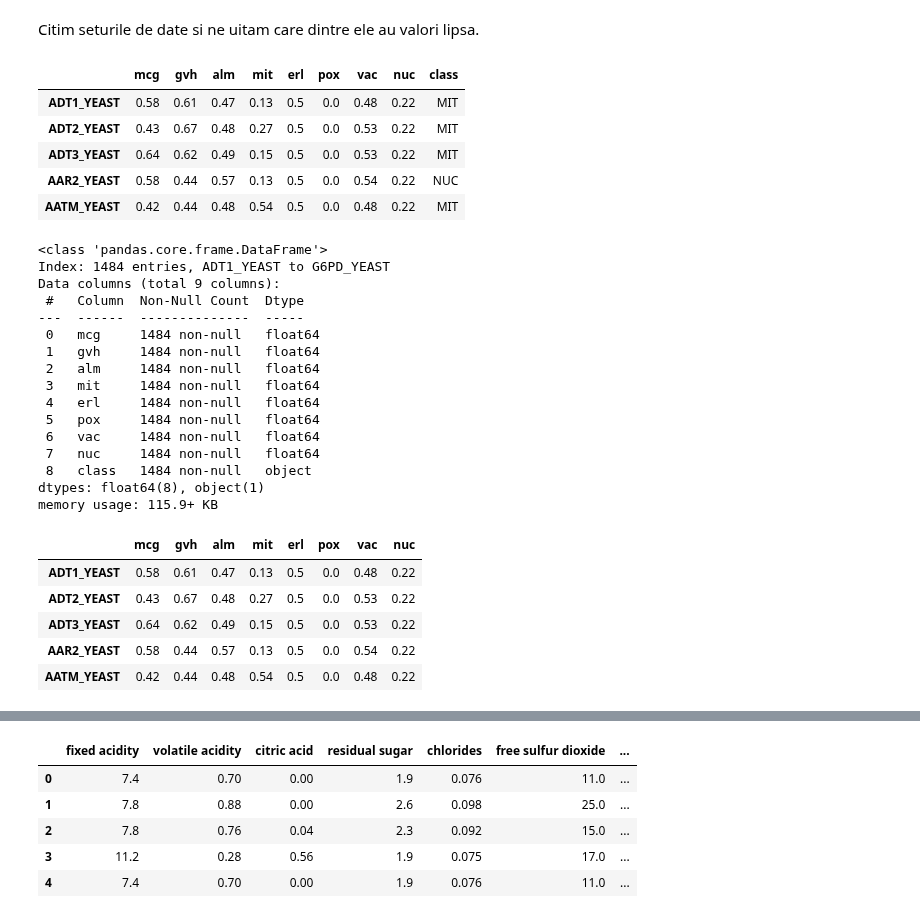
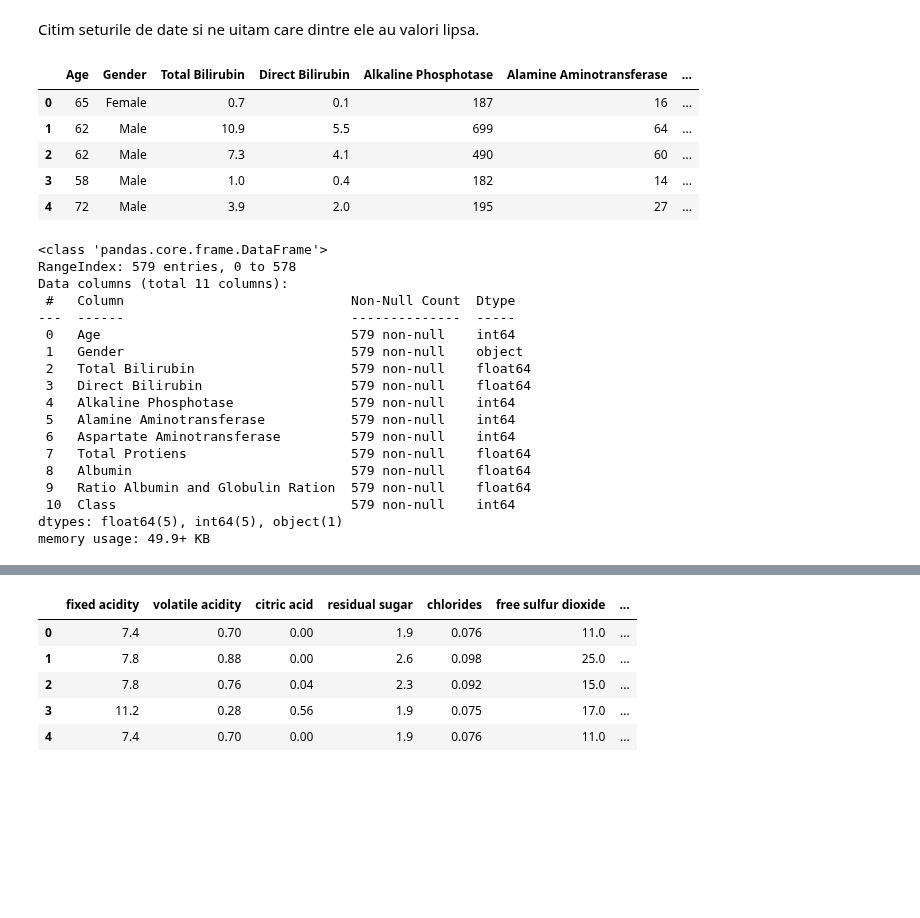
Before and after one commit to Bianca008/IDS_Lixandru_Pepene, a Jupyter notebook: Laborator6.ipynb, the cells around one changed output, grey strips where cells are left out. Saved outputs shown, nothing was run; the diff lists cells and outputs as text; code cells hidden in the pictures; blank space fills up the shorter version.

```diff
--- a/Laborator6.ipynb
+++ b/Laborator6.ipynb
@@ -66,47 +66,39 @@ from sklearn.svm import SVC
 from sklearn.neural_network import MLPClassifier
 from sklearn.gaussian_process import GaussianProcessClassifier
 from sklearn.naive_bayes import GaussianNB
-# %%
-names_yeast = ["mcg", "gvh", "alm", "mit", "erl", "pox", "vac", "nuc", "class"]
-
-df_yeast = pd.read_csv('./data/yeast/yeast.data', sep=r" +", engine="python", names=names_yeast)
-
-df_yeast.head()
-# %% [output]
-|  | mcg | gvh | alm | mit | erl | pox | vac | nuc | class |
-| ADT1_YEAST | 0.58 | 0.61 | 0.47 | 0.13 | 0.5 | 0.0 | 0.48 | 0.22 | MIT |
-| ADT2_YEAST | 0.43 | 0.67 | 0.48 | 0.27 | 0.5 | 0.0 | 0.53 | 0.22 | MIT |
-| ADT3_YEAST | 0.64 | 0.62 | 0.49 | 0.15 | 0.5 | 0.0 | 0.53 | 0.22 | MIT |
-| AAR2_YEAST | 0.58 | 0.44 | 0.57 | 0.13 | 0.5 | 0.0 | 0.54 | 0.22 | NUC |
-| AATM_YEAST | 0.42 | 0.44 | 0.48 | 0.54 | 0.5 | 0.0 | 0.48 | 0.22 | MIT |
+# %%
+names_indian = ["Age", "Gender", "Total Bilirubin", "Direct Bilirubin", "Alkaline Phosphotase",
+               "Alamine Aminotransferase", "Aspartate Aminotransferase", "Total Protiens", "Albumin",
+               "Ratio Albumin and Globulin Ration", "Class"]
+
+df_indian = pd.read_csv('./data/indian/Indian Liver Patient Dataset (ILPD).csv', sep = ",", names = names_indian)
+
+df_indian.head()
+# %% [output]
+|  | Age | Gender | Total Bilirubin | Direct Bilirubin | Alkaline Phosphotase | Alamine Aminotransferase | ... |
+| 0 | 65 | Female | 0.7 | 0.1 | 187 | 16 | ... |
+| 1 | 62 | Male | 10.9 | 5.5 | 699 | 64 | ... |
+| 2 | 62 | Male | 7.3 | 4.1 | 490 | 60 | ... |
+| 3 | 58 | Male | 1.0 | 0.4 | 182 | 14 | ... |
+| 4 | 72 | Male | 3.9 | 2.0 | 195 | 27 | ... |
 # %%
-df_yeast.info()
+df_indian.info()
 # %% [output]
 <class 'pandas.core.frame.DataFrame'>
-Index: 1484 entries, ADT1_YEAST to G6PD_YEAST
-Data columns (total 9 columns):
- #   Column  Non-Null Count  Dtype
----  ------  --------------  -----
- 0   mcg     1484 non-null   float64
- 1   gvh     1484 non-null   float64
- 2   alm     1484 non-null   float64
- 3   mit     1484 non-null   float64
- 4   erl     1484 non-null   float64
- 5   pox     1484 non-null   float64
- 6   vac     1484 non-null   float64
- 7   nuc     1484 non-null   float64
- 8   class   1484 non-null   object
-dtypes: float64(8), object(1)
-memory usage: 115.9+ KB
+RangeIndex: 579 entries, 0 to 578
+Data columns (total 11 columns):
+ #   Column                             Non-Null Count  Dtype
+---  ------                             --------------  -----
+ 0   Age                                579 non-null    int64
+ 1   Gender                             579 non-null    object
+ 2   Total Bilirubin                    579 non-null    float64
+ 3   Direct Bilirubin                   579 non-null    float64
+ 4   Alkaline Phosphotase               579 non-null    int64
+ 5   Alamine Aminotransferase           579 non-null    int64
+ 6   Aspartate Aminotransferase         579 non-null    int64
+ 7   Total Protiens                     579 non-null    float64
+ 8   Albumin                            579 non-null    float64
+ 9   Ratio Albumin and Globulin Ration  579 non-null    float64
+ 10  Class                              579 non-null    int64
+dtypes: float64(5), int64(5), object(1)
+memory usage: 49.9+ KB
-# %%
-x_yeast = df_yeast[["mcg", "gvh", "alm", "mit", "erl", "pox", "vac", "nuc"]]
-y_yeast = df_yeast["class"]
-
-x_yeast.head()
-# %% [output]
-|  | mcg | gvh | alm | mit | erl | pox | vac | nuc |
-| ADT1_YEAST | 0.58 | 0.61 | 0.47 | 0.13 | 0.5 | 0.0 | 0.48 | 0.22 |
-| ADT2_YEAST | 0.43 | 0.67 | 0.48 | 0.27 | 0.5 | 0.0 | 0.53 | 0.22 |
-| ADT3_YEAST | 0.64 | 0.62 | 0.49 | 0.15 | 0.5 | 0.0 | 0.53 | 0.22 |
-| AAR2_YEAST | 0.58 | 0.44 | 0.57 | 0.13 | 0.5 | 0.0 | 0.54 | 0.22 |
-| AATM_YEAST | 0.42 | 0.44 | 0.48 | 0.54 | 0.5 | 0.0 | 0.48 | 0.22 |
```
Also changed, not shown: parts of 107 cells of this notebook, 2 other files.
